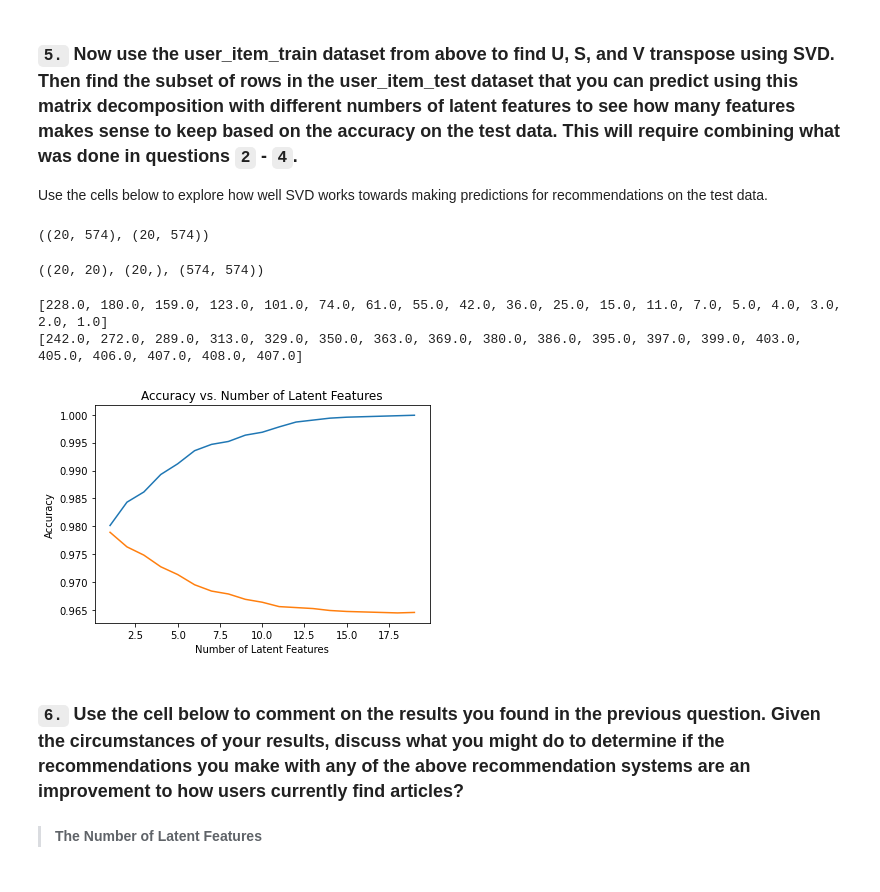
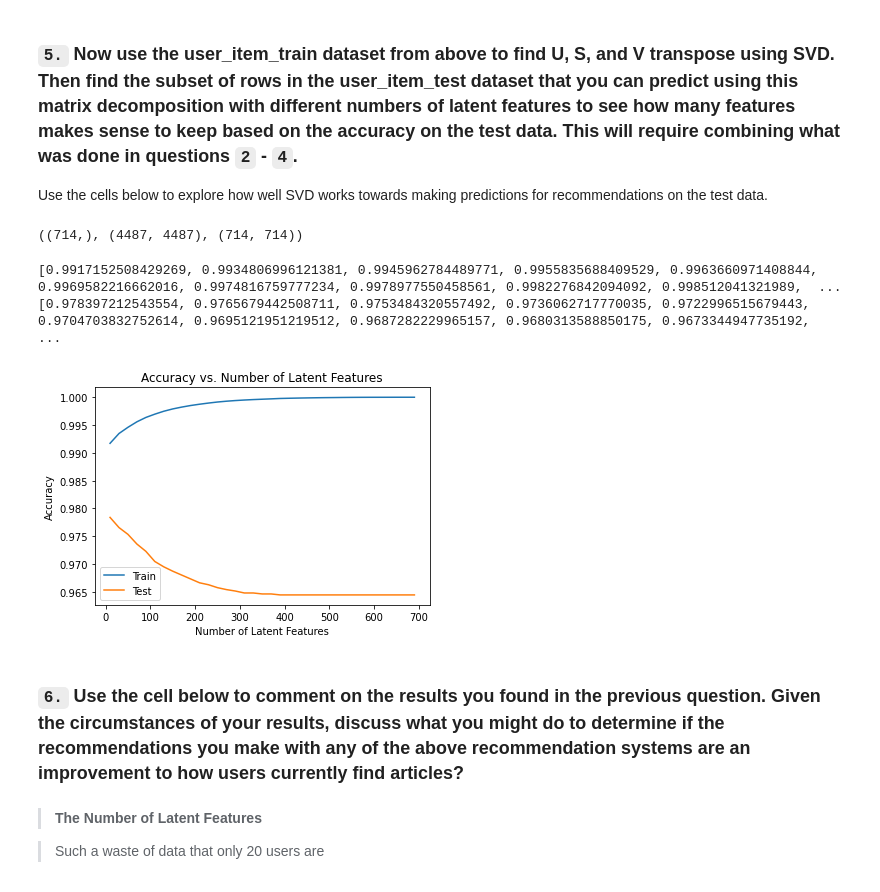
Before and after one commit to netxph/ibm-recommend, a Jupyter notebook: notebooks/02 - Data and Recommendation Analysis.ipynb, the cells around one changed output. Drawn from its saved outputs; the diff is of its cells as text; code cells hidden in the pictures.

```diff
--- a/notebooks/02 - Data and Recommendation Analysis.ipynb
+++ b/notebooks/02 - Data and Recommendation Analysis.ipynb
@@ -829,48 +804,51 @@ def plot_accuracy(num_latent_feats, errors, total_int):
 # interactions_train, interactions_test = train_test_split(interactions, test_size=0.2, random_state=42)
 
 # user_item_train, user_item_test, test_idx, test_arts = create_test_and_train_user_item(interactions_train, interactions_test)
-# %%
-user_item_train_sub, user_item_test_sub = intersect_data(user_item_train, user_item_test)
-user_item_train_sub.shape, user_item_test_sub.shape
-# %% [output]
-((20, 574), (20, 574))
 # %%
+_, user_item_test_sub = intersect_data(user_item_train, user_item_test)
+
 # fit SVD on the user_item_train matrix
-u_train, s_train, vt_train = np.linalg.svd(user_item_train_sub)
-u_train.shape, s_train.shape, vt_train.shape
+u, s, vt = np.linalg.svd(user_item_train)
+
+s.shape, u.shape, vt.shape
 # %% [output]
-((20, 20), (20,), (574, 574))
+((714,), (4487, 4487), (714, 714))
-# %%
-# Use these cells to see how well you can use the training
-# decomposition to predict on test data
-
-num_latent_feats = np.arange(s_train.shape[0]//20,s_train.shape[0],s_train.shape[0]//20)
-sum_errs_test = []
-sum_errs_train = []
-
-for k in num_latent_feats:
-    user_item_pred = fit(user_item_train_sub, k)
-    err_test = calculate_error(user_item_pred, user_item_test_sub)
-    err_train = calculate_error(user_item_pred, user_item_train_sub)
-
-    sum_errs_test.append(err_test)
-    sum_errs_train.append(err_train)
-
-print(sum_errs_train)
-print(sum_errs_test)
-
-plot_accuracy(num_latent_feats, sum_errs_train, user_item_train_sub.shape[0]*user_item_train_sub.shape[1])
-plot_accuracy(num_latent_feats, sum_errs_test, user_item_test_sub.shape[0]*user_item_test_sub.shape[1])
-# %% [output]
-[228.0, 180.0, 159.0, 123.0, 101.0, 74.0, 61.0, 55.0, 42.0, 36.0, 25.0, 15.0, 11.0, 7.0, 5.0, 4.0, 3.0, 2.0, 1.0]
-[242.0, 272.0, 289.0, 313.0, 329.0, 350.0, 363.0, 369.0, 380.0, 386.0, 395.0, 397.0, 399.0, 403.0, 405.0, 406.0, 407.0, 408.0, 407.0]
-[figure, removed]
+# %%
+# Use these cells to see how well you can use the training
+# decomposition to predict on test data
+
+num_latent_feats = np.arange(10,700,20)
+train_accuracy = []
+test_accuracy = []
+
+for k in num_latent_feats:
+    s_k, u_train, vt_train = np.diag(s[:k]), u[:, :k], vt[:k, :]
+
+    u_test = u_train[user_item_train.index.isin(user_item_test.index), :]
+    vt_test = vt_train[:, user_item_train.columns.isin(user_item_test.columns)]
+
+
+    user_item_train_preds = fit_transform(s_k, u_train, vt_train)
+    user_item_test_preds = fit_transform(s_k, u_test, vt_test)
+
+    train_accuracy.append(calculate_accuracy(user_item_train, user_item_train_preds))
+    test_accuracy.append(calculate_accuracy(user_item_test_sub, user_item_test_preds))
+
+print(train_accuracy)
+plot_accuracy(num_latent_feats, train_accuracy, "Train")
+
+print(test_accuracy)
+plot_accuracy(num_latent_feats, test_accuracy, "Test")
+# %% [output]
+[0.9917152508429269, 0.9934806996121381, 0.9945962784489771, 0.9955835688409529, 0.9963660971408844, 0.9969582216662016, 0.9974816759777234, 0.9978977550458561, 0.9982276842094092, 0.998512041321989,  ...
+[0.978397212543554, 0.9765679442508711, 0.9753484320557492, 0.9736062717770035, 0.9722996515679443, 0.9704703832752614, 0.9695121951219512, 0.9687282229965157, 0.9680313588850175, 0.9673344947735192,  ...
+[figure, added]
 # %% [markdown]
 ### `6.` Use the cell below to comment on the results you found in the previous question. Given the circumstances of your results, discuss what you might do to determine if the recommendations you make with any of the above recommendation systems are an improvement to how users currently find articles?
 # %% [markdown]
 > **The Number of Latent Features**
 
->
+> Such a waste of data that only 20 users are
 # %% [markdown]
 <a id='conclusions'></a>
 ### Extras
```
Also changed, not shown: parts of 6 cells of this notebook, 1 other file.
